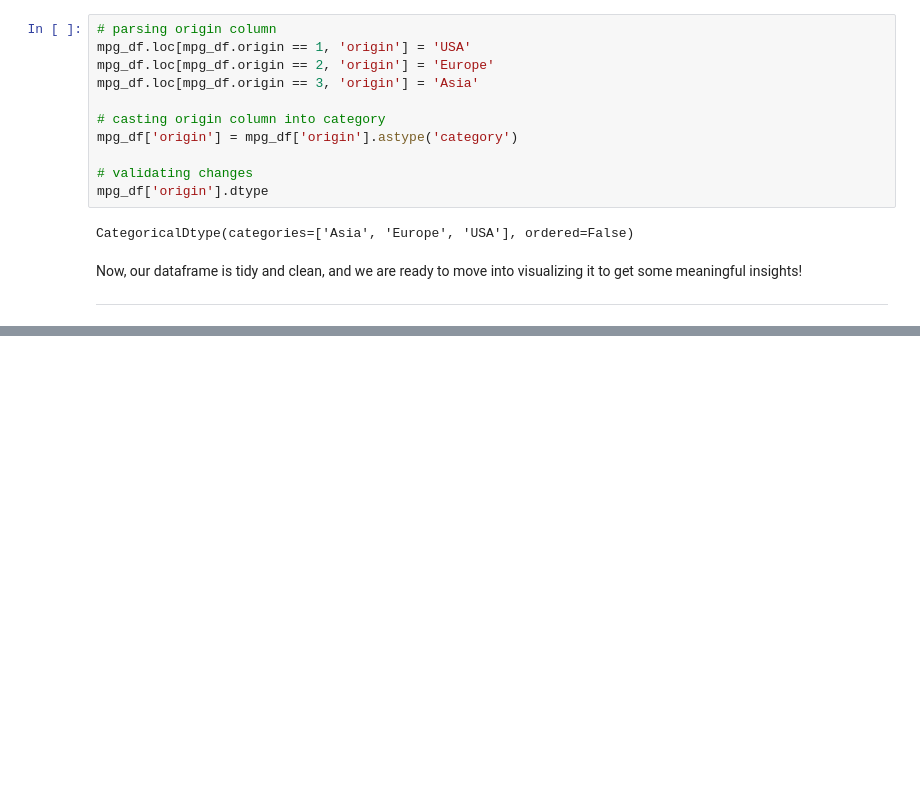
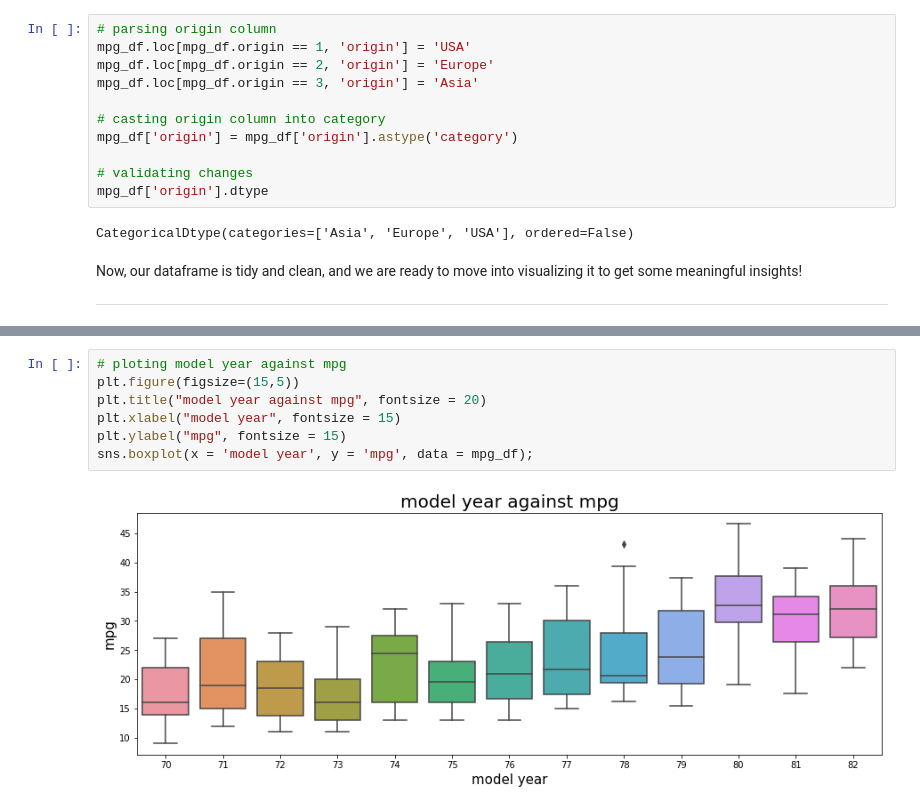
Before and after one commit to xShaimaa/Data-Analysis-Projects, a Jupyter notebook: mpg-dataset-analysis.ipynb, the cells around one changed output, grey strips where cells are left out. Saved outputs shown, nothing was run; the diff lists cells and outputs as text; blank space fills up the shorter version.

```diff
--- a/mpg-dataset-analysis.ipynb
+++ b/mpg-dataset-analysis.ipynb
@@ -174,0 +205,9 @@ ___
+# %%
+# ploting model year against mpg
+plt.figure(figsize=(15,5))
+plt.title("model year against mpg", fontsize = 20)
+plt.xlabel("model year", fontsize = 15)
+plt.ylabel("mpg", fontsize = 15)
+sns.boxplot(x = 'model year', y = 'mpg', data = mpg_df);
+# %% [output]
+[figure, added]
```
Also changed, not shown: parts of 38 cells of this notebook.
